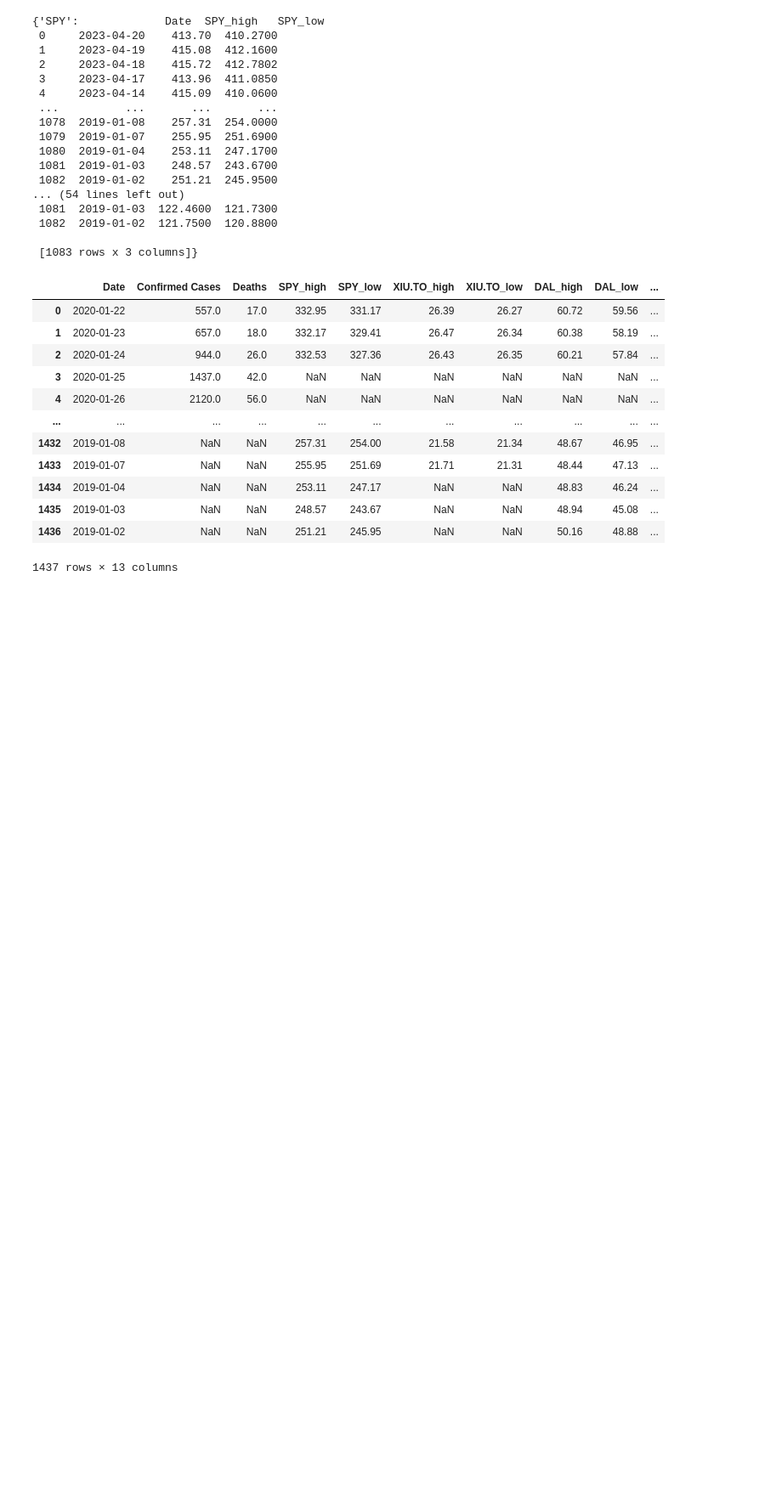
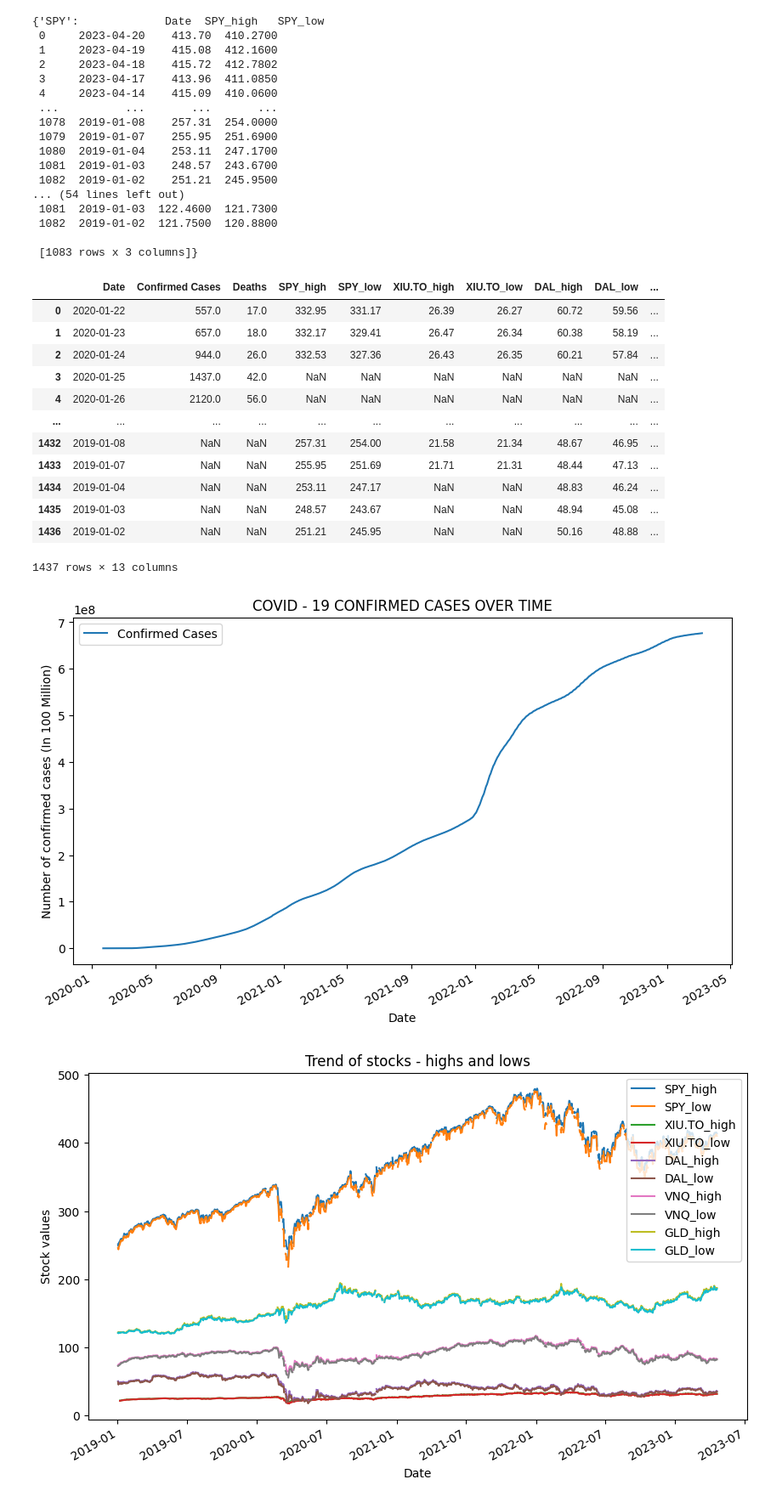
Before and after one commit to ManisGITPlace/PythonProject, a Jupyter notebook: Programming_for_Data_Science_Project_Maniratnam,_Aravind_Kumar_&_Karthik_Raja_(1).ipynb, the cells around one changed output. Shown at 85% size. Cells and saved outputs as stored; diff of their text form; code cells hidden in the pictures; blank space fills up the shorter version.

Commit message:
adding visualization and summary

```diff
--- a/Programming_for_Data_Science_Project_Maniratnam,_Aravind_Kumar_&_Karthik_Raja_(1).ipynb
+++ b/Programming_for_Data_Science_Project_Maniratnam,_Aravind_Kumar_&_Karthik_Raja_(1).ipynb
@@ -140,3 +140,5 @@ merged_df
 | 1435 | 2019-01-03 | NaN | NaN | 248.57 | 243.67 | NaN | NaN | 48.94 | 45.08 | ... |
 | 1436 | 2019-01-02 | NaN | NaN | 251.21 | 245.95 | NaN | NaN | 50.16 | 48.88 | ... |
 1437 rows × 13 columns
+# %%
+merged_df['Date'] = pd.to_datetime(merged_df['Date'])
@@ -142,0 +147,20 @@ merged_df
+# %%
+merged_df['Date'] = pd.to_datetime(merged_df['Date'])
+# %%
+# graph
+fig, ax = plt.subplots(figsize=(10, 6))
+merged_df.plot(x='Date', y=['Confirmed Cases'], ax=ax)
+ax.set_xlabel('Date')
+ax.set_ylabel('Number of confirmed cases (In 100 Million)')
+ax.set_title('COVID - 19 CONFIRMED CASES OVER TIME')
+plt.show()
+
+fig, ax = plt.subplots(figsize=(10, 6))
+merged_df.plot(x='Date', y=[ 'SPY_high', 'SPY_low', 'XIU.TO_high', 'XIU.TO_low', 'DAL_high', 'DAL_low', 'VNQ_high', 'VNQ_low', 'GLD_high', 'GLD_low'], ax=ax)
+ax.set_xlabel('Date')
+ax.set_ylabel('Stock values')
+ax.set_title('Trend of stocks - highs and lows')
+plt.show()
+# %% [output]
+[figure, added]
+[figure, added]
```
Also changed, not shown: parts of 2 cells of this notebook.
